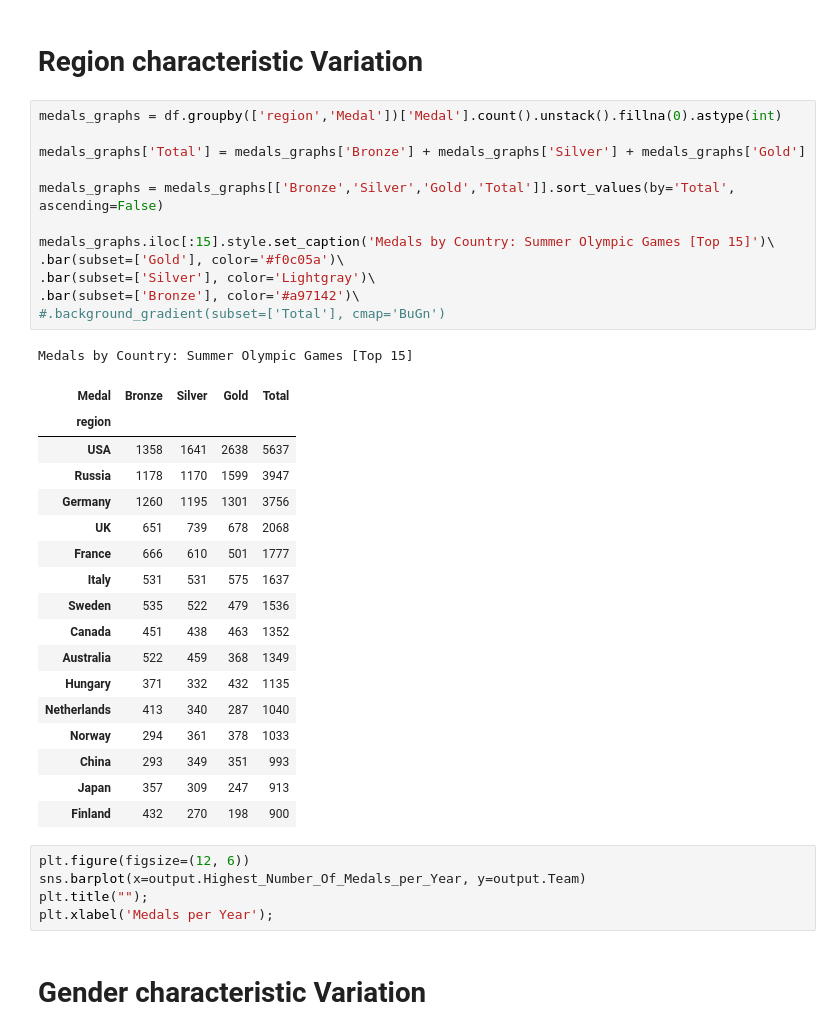
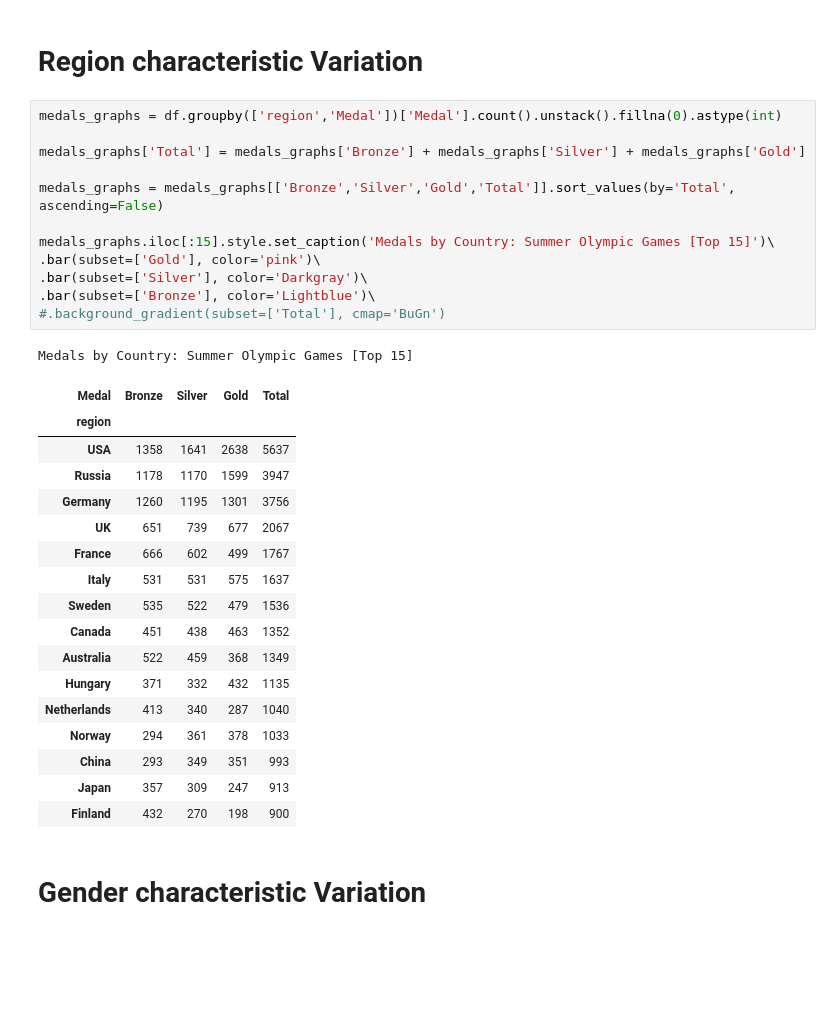
Before and after one commit to Nourankh20/Data-Visualization, a Jupyter notebook: Visualization.ipynb, the cells around one changed output. Cells and saved outputs as stored; diff of their text form; blank space fills up the shorter version.

```diff
--- a/Visualization.ipynb
+++ b/Visualization.ipynb
@@ -548,24 +548,24 @@ plt.ylabel("Height");
 # %%
 medals_graphs = df.groupby(['region','Medal'])['Medal'].count().unstack().fillna(0).astype(int)
 
 medals_graphs['Total'] = medals_graphs['Bronze'] + medals_graphs['Silver'] + medals_graphs['Gold']
 
 medals_graphs = medals_graphs[['Bronze','Silver','Gold','Total']].sort_values(by='Total', ascending=False)
 
 medals_graphs.iloc[:15].style.set_caption('Medals by Country: Summer Olympic Games [Top 15]')\
-.bar(subset=['Gold'], color='#f0c05a')\
-.bar(subset=['Silver'], color='Lightgray')\
-.bar(subset=['Bronze'], color='#a97142')\
+.bar(subset=['Gold'], color='pink')\
+.bar(subset=['Silver'], color='Darkgray')\
+.bar(subset=['Bronze'], color='Lightblue')\
 #.background_gradient(subset=['Total'], cmap='BuGn')
 # %% [output]
 Medals by Country: Summer Olympic Games [Top 15]
 | Medal | Bronze | Silver | Gold | Total |
 | region |  |  |  |  |
 | USA | 1358 | 1641 | 2638 | 5637 |
 | Russia | 1178 | 1170 | 1599 | 3947 |
 | Germany | 1260 | 1195 | 1301 | 3756 |
-| UK | 651 | 739 | 678 | 2068 |
-| France | 666 | 610 | 501 | 1777 |
+| UK | 651 | 739 | 677 | 2067 |
+| France | 666 | 602 | 499 | 1767 |
 | Italy | 531 | 531 | 575 | 1637 |
 | Sweden | 535 | 522 | 479 | 1536 |
 | Canada | 451 | 438 | 463 | 1352 |
@@ -576,11 +576,6 @@ Medals by Country: Summer Olympic Games [Top 15]
 | China | 293 | 349 | 351 | 993 |
 | Japan | 357 | 309 | 247 | 913 |
 | Finland | 432 | 270 | 198 | 900 |
-# %%
-plt.figure(figsize=(12, 6))
-sns.barplot(x=output.Highest_Number_Of_Medals_per_Year, y=output.Team)
-plt.title("");
-plt.xlabel('Medals per Year');
 # %% [markdown]
 # **Gender characteristic Variation**
 # %%
```
Also changed, not shown: parts of 2 cells of this notebook.
